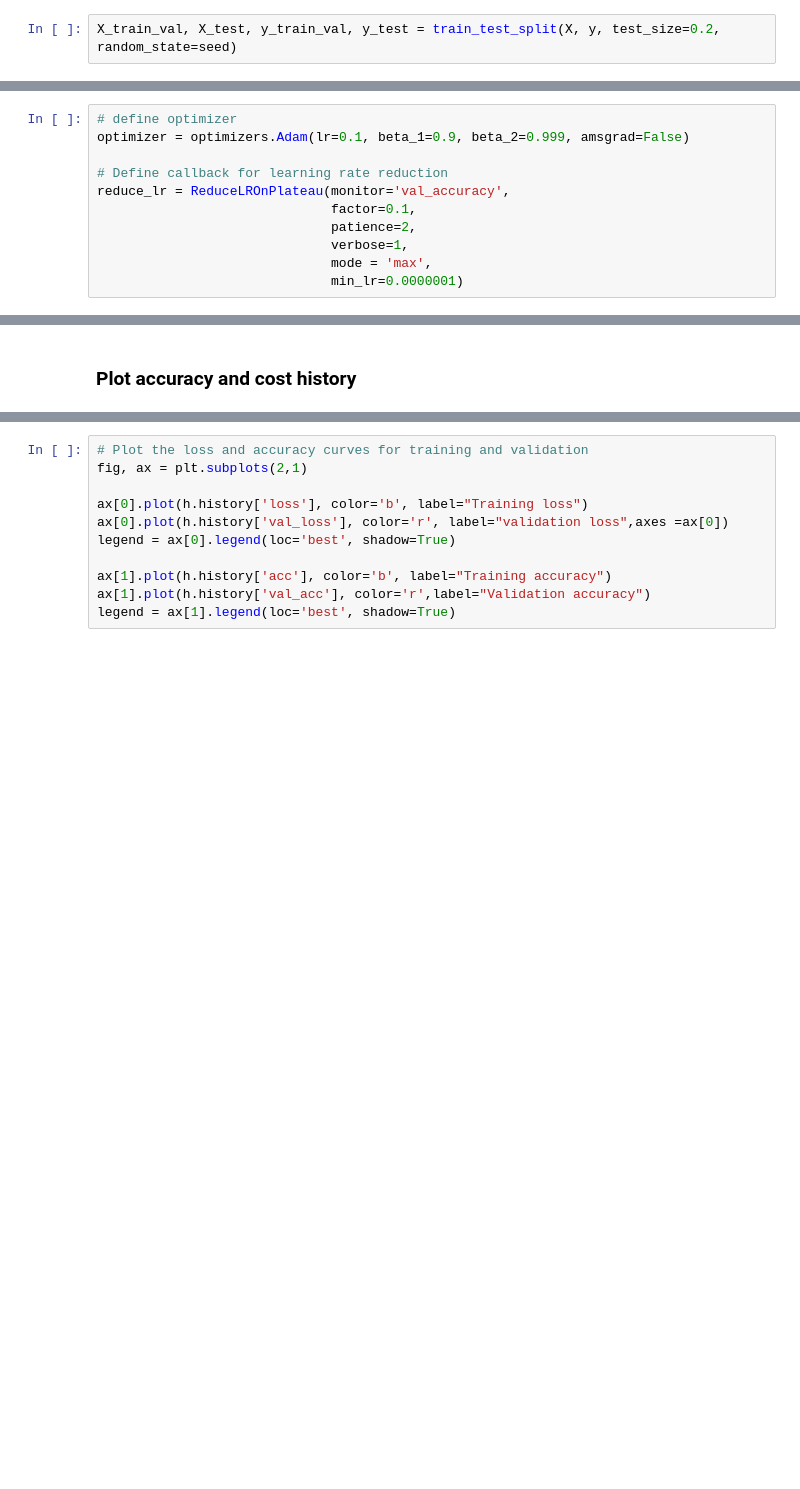
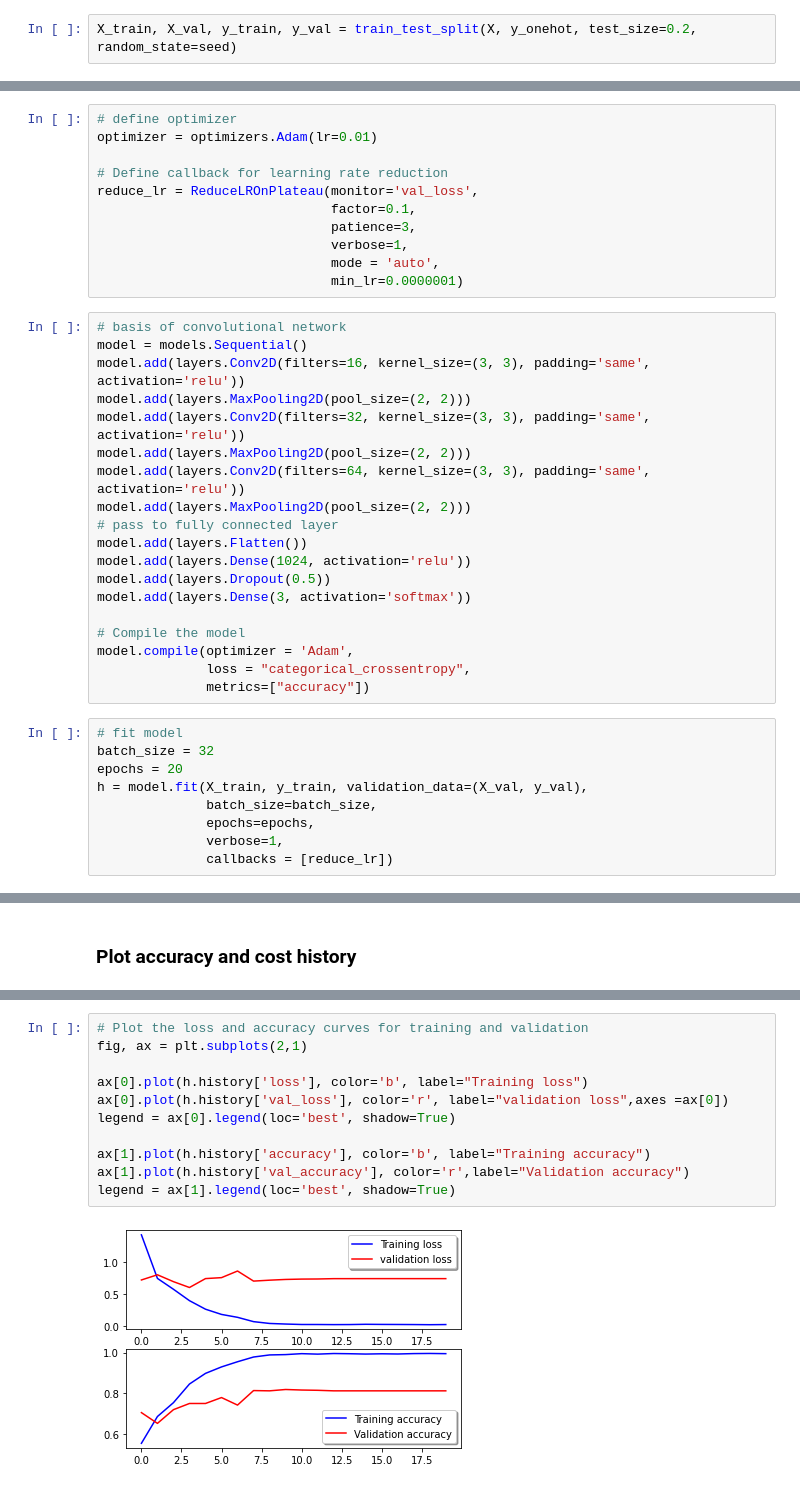
Before and after one commit to gitglob/PfAS_final_project, a Jupyter notebook: FinalProject.ipynb, the cells around one changed output, grey strips where cells are left out. Saved outputs shown, nothing was run; the diff lists cells and outputs as text; blank space fills up the shorter version.

```diff
--- a/FinalProject.ipynb
+++ b/FinalProject.ipynb
@@ -475,2 +591,2 @@ array([[0., 1., 0.],
 # %%
-X_train_val, X_test, y_train_val, y_test = train_test_split(X, y, test_size=0.2, random_state=seed)
+X_train, X_val, y_train, y_val = train_test_split(X, y_onehot, test_size=0.2, random_state=seed)
@@ -505,12 +627,40 @@ print(dict(zip(unique, counts))) # seems good
 input_shape = (256, 256, 3)
 # %%
 # define optimizer
-optimizer = optimizers.Adam(lr=0.1, beta_1=0.9, beta_2=0.999, amsgrad=False)
+optimizer = optimizers.Adam(lr=0.01)
 
 # Define callback for learning rate reduction
-reduce_lr = ReduceLROnPlateau(monitor='val_accuracy',
+reduce_lr = ReduceLROnPlateau(monitor='val_loss',
                               factor=0.1,
-                              patience=2,
+                              patience=3,
                               verbose=1,
-                              mode = 'max',
+                              mode = 'auto',
                               min_lr=0.0000001)
+# %%
+# basis of convolutional network
+model = models.Sequential()
+model.add(layers.Conv2D(filters=16, kernel_size=(3, 3), padding='same', activation='relu'))
+model.add(layers.MaxPooling2D(pool_size=(2, 2)))
+model.add(layers.Conv2D(filters=32, kernel_size=(3, 3), padding='same', activation='relu'))
+model.add(layers.MaxPooling2D(pool_size=(2, 2)))
+model.add(layers.Conv2D(filters=64, kernel_size=(3, 3), padding='same', activation='relu'))
+model.add(layers.MaxPooling2D(pool_size=(2, 2)))
+# pass to fully connected layer
+model.add(layers.Flatten())
+model.add(layers.Dense(1024, activation='relu'))
+model.add(layers.Dropout(0.5))
+model.add(layers.Dense(3, activation='softmax'))
+
+# Compile the model
+model.compile(optimizer = 'Adam',
+              loss = "categorical_crossentropy",
+              metrics=["accuracy"])
+# %%
+# fit model
+batch_size = 32
+epochs = 20
+h = model.fit(X_train, y_train, validation_data=(X_val, y_val),
+              batch_size=batch_size,
+              epochs=epochs,
+              verbose=1,
+              callbacks = [reduce_lr])
@@ -750,11 +1107,13 @@ from keras.callbacks import History
 # %%
 # Plot the loss and accuracy curves for training and validation
 fig, ax = plt.subplots(2,1)
 
 ax[0].plot(h.history['loss'], color='b', label="Training loss")
 ax[0].plot(h.history['val_loss'], color='r', label="validation loss",axes =ax[0])
 legend = ax[0].legend(loc='best', shadow=True)
 
-ax[1].plot(h.history['acc'], color='b', label="Training accuracy")
-ax[1].plot(h.history['val_acc'], color='r',label="Validation accuracy")
+ax[1].plot(h.history['accuracy'], color='b', label="Training accuracy")
+ax[1].plot(h.history['val_accuracy'], color='r',label="Validation accuracy")
 legend = ax[1].legend(loc='best', shadow=True)
+# %% [output]
+[figure, added]
```
Also changed, not shown: parts of 89 cells of this notebook.
